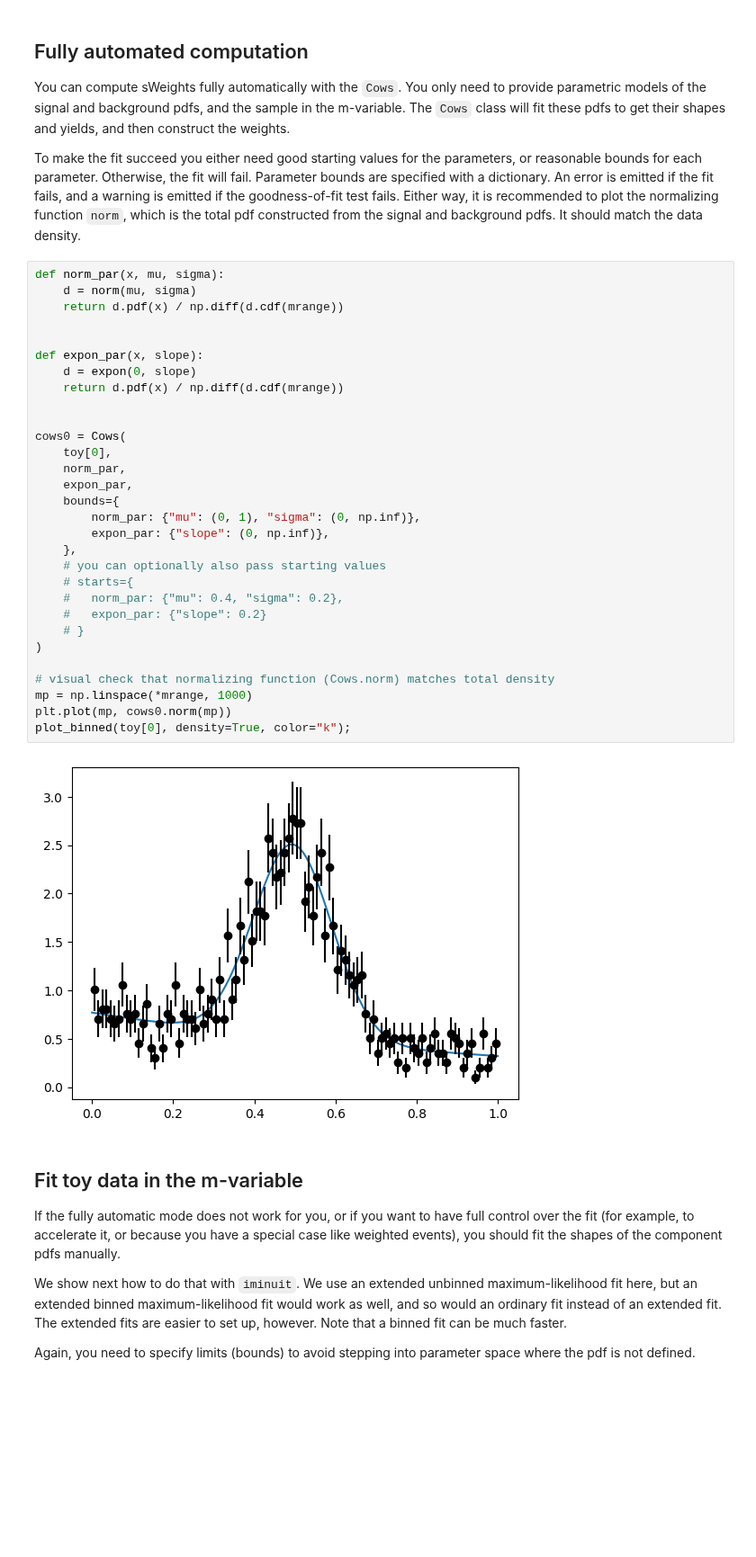
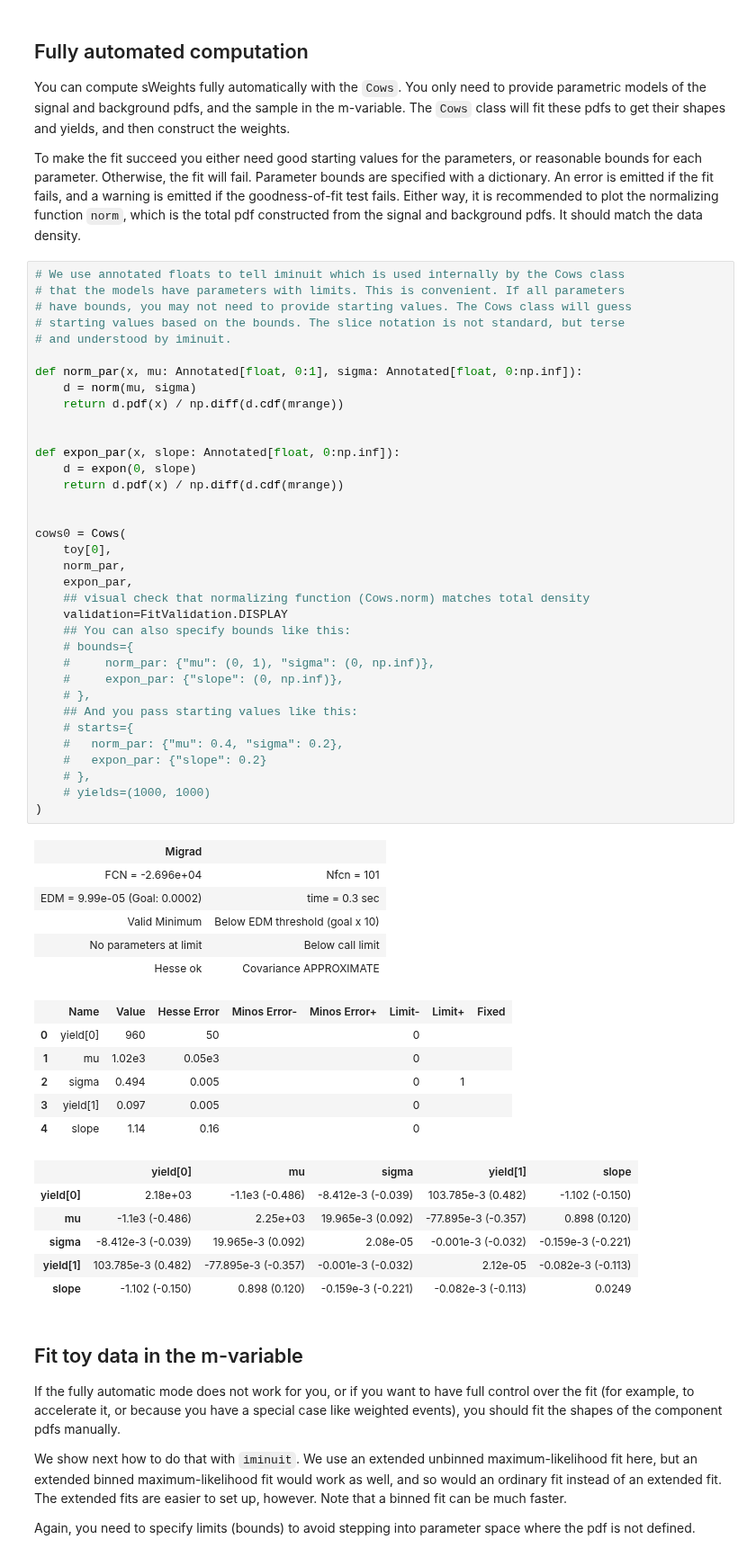
Before and after one commit to sweights/sweights, a Jupyter notebook: doc/notebooks/experimental_basic.ipynb, the cells around one changed output. Shown at 90% size. Drawn from its saved outputs; the diff is of its cells as text; blank space fills up the shorter version.

```diff
--- a/doc/notebooks/experimental_basic.ipynb
+++ b/doc/notebooks/experimental_basic.ipynb
@@ -138,37 +141,59 @@ You can compute sWeights fully automatically with the `Cows`. You only need to p
 
 To make the fit succeed you either need good starting values for the parameters, or reasonable bounds for each parameter. Otherwise, the fit will fail. Parameter bounds are specified with a dictionary. An error is emitted if the fit fails, and a warning is emitted if the goodness-of-fit test fails. Either way, it is recommended to plot the normalizing function `norm`, which is the total pdf constructed from the signal and background pdfs. It should match the data density.
 # %%
-def norm_par(x, mu, sigma):
+# We use annotated floats to tell iminuit which is used internally by the Cows class
+# that the models have parameters with limits. This is convenient. If all parameters
+# have bounds, you may not need to provide starting values. The Cows class will guess
+# starting values based on the bounds. The slice notation is not standard, but terse
+# and understood by iminuit.
+
+def norm_par(x, mu: Annotated[float, 0:1], sigma: Annotated[float, 0:np.inf]):
     d = norm(mu, sigma)
     return d.pdf(x) / np.diff(d.cdf(mrange))
 
 
-def expon_par(x, slope):
+def expon_par(x, slope: Annotated[float, 0:np.inf]):
     d = expon(0, slope)
     return d.pdf(x) / np.diff(d.cdf(mrange))
 
 
 cows0 = Cows(
     toy[0],
     norm_par,
     expon_par,
-    bounds={
-        norm_par: {"mu": (0, 1), "sigma": (0, np.inf)},
-        expon_par: {"slope": (0, np.inf)},
-    },
-    # you can optionally also pass starting values
+    ## visual check that normalizing function (Cows.norm) matches total density
+    validation=FitValidation.DISPLAY
+    ## You can also specify bounds like this:
+    # bounds={
+    #     norm_par: {"mu": (0, 1), "sigma": (0, np.inf)},
+    #     expon_par: {"slope": (0, np.inf)},
+    # },
+    ## And you pass starting values like this:
     # starts={
     #   norm_par: {"mu": 0.4, "sigma": 0.2},
     #   expon_par: {"slope": 0.2}
-    # }
+    # },
+    # yields=(1000, 1000)
 )
-
-# visual check that normalizing function (Cows.norm) matches total density
-mp = np.linspace(*mrange, 1000)
-plt.plot(mp, cows0.norm(mp))
-plot_binned(toy[0], density=True, color="k");
 # %% [output]
-[figure, removed]
+| Migrad |  |
+| FCN = -2.696e+04 | Nfcn = 101 |
+| EDM = 9.99e-05 (Goal: 0.0002) | time = 0.3 sec |
+| Valid Minimum | Below EDM threshold (goal x 10) |
+| No parameters at limit | Below call limit |
+| Hesse ok | Covariance APPROXIMATE |
+|  | Name | Value | Hesse Error | Minos Error- | Minos Error+ | Limit- | Limit+ | Fixed |
+| 0 | yield[0] | 960 | 50 |  |  | 0 |  |  |
+| 1 | mu | 1.02e3 | 0.05e3 |  |  | 0 |  |  |
+| 2 | sigma | 0.494 | 0.005 |  |  | 0 | 1 |  |
+| 3 | yield[1] | 0.097 | 0.005 |  |  | 0 |  |  |
+| 4 | slope | 1.14 | 0.16 |  |  | 0 |  |  |
+|  | yield[0] | mu | sigma | yield[1] | slope |
+| yield[0] | 2.18e+03 | -1.1e3 (-0.486) | -8.412e-3 (-0.039) | 103.785e-3 (0.482) | -1.102 (-0.150) |
+| mu | -1.1e3 (-0.486) | 2.25e+03 | 19.965e-3 (0.092) | -77.895e-3 (-0.357) | 0.898 (0.120) |
+| sigma | -8.412e-3 (-0.039) | 19.965e-3 (0.092) | 2.08e-05 | -0.001e-3 (-0.032) | -0.159e-3 (-0.221) |
+| yield[1] | 103.785e-3 (0.482) | -77.895e-3 (-0.357) | -0.001e-3 (-0.032) | 2.12e-05 | -0.082e-3 (-0.113) |
+| slope | -1.102 (-0.150) | 0.898 (0.120) | -0.159e-3 (-0.221) | -0.082e-3 (-0.113) | 0.0249 |
 # %% [markdown]
 ## Fit toy data in the m-variable
 
```
Also changed, not shown: parts of 12 cells of this notebook, 5 other files.
